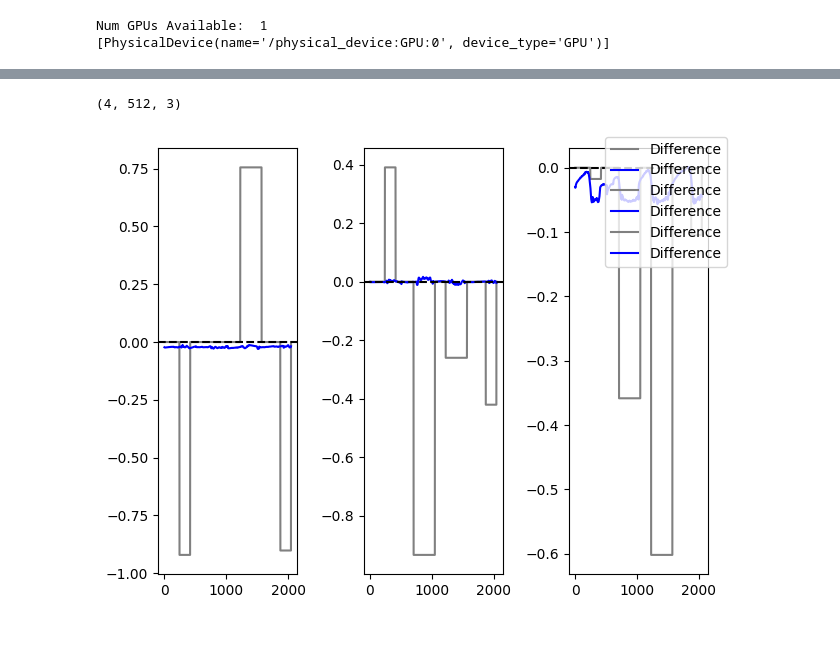
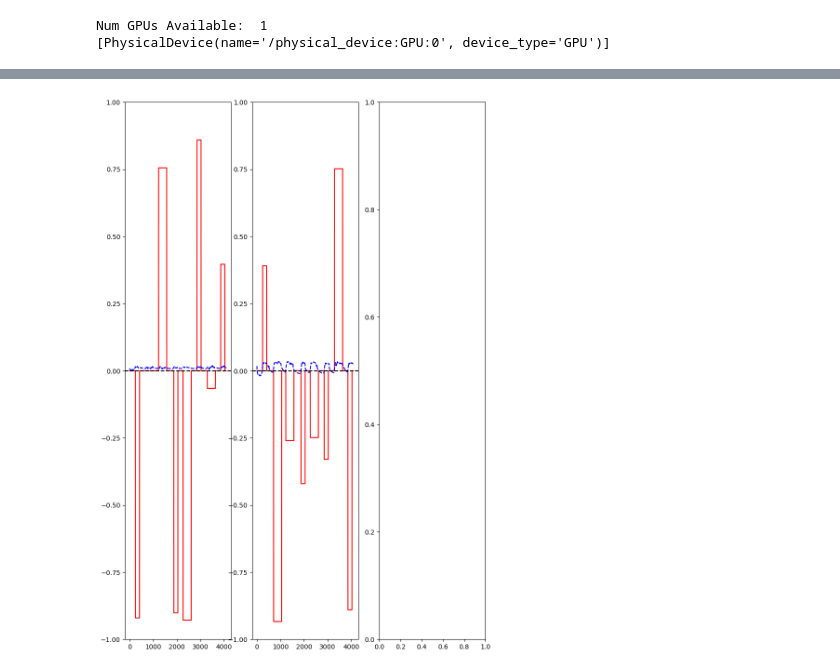
Before and after one commit to izzan-alfian/SELD-quadcopter, a Jupyter notebook: run_model.ipynb, the cells around one changed output, grey strips where cells are left out. Drawn from its saved outputs; the diff is of its cells as text; code cells hidden in the pictures; blank space fills up the shorter version.

```diff
--- a/run_model.ipynb
+++ b/run_model.ipynb
@@ -17,7 +28,7 @@ print(tf.config.experimental.list_physical_devices('GPU'))
 Num GPUs Available:  1
 [PhysicalDevice(name='/physical_device:GPU:0', device_type='GPU')]
 # %%
-model = tf.keras.models.load_model('./models/drone_ov1_split1_regr0_3d0_2_model.keras')
+model = tf.keras.models.load_model('./models/drone_filtered_ov1_split1_regr0_3d0_5_filtered_model.keras')
 
 model.summary()
 # %% [output]
@@ -47,10 +57,15 @@ Model: "functional"
 # %%
-params = parameter.get_params("10")
+params = parameter.get_params("9")
+batch_size = 8
 
 data_gen_test = cls_data_generator.DataGenerator(
         dataset=params['dataset'], ov=params['overlap'], split=params['split'], db=params['db'], nfft=params['nfft'],
-        batch_size=params['batch_size'], seq_len=params['sequence_length'], classifier_mode=params['mode'],
+        batch_size=batch_size, seq_len=params['sequence_length'], classifier_mode=params['mode'],
         weakness=params['weakness'], datagen_mode='test', cnn3d=params['cnn_3d'], xyz_def_zero=params['xyz_def_zero'],
         azi_only=params['azi_only'], shuffle=False
     )
+
+azimuth_only = params['azi_only']
+temp_sed_batch = next(data_gen_test.generate())[1][0]
+num_of_class = int(temp_sed_batch.shape[2])
 # %% [output]
@@ -74,6 +99,7 @@ label_dir: ./dataset_generator/sounds/8_channel_microphone_signals/label_ov1_spl
 # %%
-for i in range(3):
-    pred = model.predict_on_batch(
-        next(data_gen_test.generate())[0][0:4, :, :, :],
-    )
+pred = model.predict_on_batch(
+    next(data_gen_test.generate())[0][:, :, :, :],
+)
+print("SED shape: ", pred[0].shape)
+print("DOA shape: ", pred[1].shape)
 # %% [output]
@@ -95,33 +131,34 @@ plt.show()
 # %%
-doa_labels = next(data_gen_test.generate())[1][1][0:4, :, :]
-x_labels = np.concatenate([doa_labels[n, :, 0] for n in range(doa_labels.shape[0])])
-y_labels = np.concatenate([doa_labels[n, :, 1] for n in range(doa_labels.shape[0])])
-z_labels = np.concatenate([doa_labels[n, :, 2] for n in range(doa_labels.shape[0])])
+doa_labels = next(data_gen_test.generate())[1][1][:, :, :]
 
-x_pred = np.concatenate(([pred[1][n, :, 0] for n in range(pred[0].shape[0])]))
-y_pred = np.concatenate(([pred[1][n, :, 1] for n in range(pred[0].shape[0])]))
-z_pred = np.concatenate(([pred[1][n, :, 2] for n in range(pred[0].shape[0])]))
+x_labels = np.concatenate([doa_labels[n, :, :] for n in range(doa_labels.shape[0])])
+y_labels = np.concatenate([doa_labels[n, :, :] for n in range(doa_labels.shape[0])])
+z_labels = np.concatenate([doa_labels[n, :, :] for n in range(doa_labels.shape[0])])
+
+x_pred = np.concatenate(([pred[1][n, :, :] for n in range(pred[0].shape[0])]))
+y_pred = np.concatenate(([pred[1][n, :, :] for n in range(pred[0].shape[0])]))
+z_pred = np.concatenate(([pred[1][n, :, :] for n in range(pred[0].shape[0])]))
 
 %matplotlib inline
-fig, (ax1, ax2, ax3) = plt.subplots(1, 3)
+fig, ax = plt.subplots(num_of_class, 2 if azimuth_only else 3, figsize=(10, 15))
+ax = np.atleast_2d(ax)
 
-ax1.plot(x_labels, label='Difference', color='grey')
-ax1.plot(x_pred, label='Difference', color='blue')
-ax1.axhline(y=0, color='black', linestyle='--')
+for i in range(num_of_class):
+    ax[i][0].plot(x_labels[:, i], label='Actual', color='red')
+    ax[i][0].plot(x_pred[:, i], label='Predicted', color='blue', linestyle='--')
+    ax[i][0].axhline(y=0, color='black', linestyle='--')
+    ax[i][0].set_ylim([-1, 1])
 
-ax2.plot(y_labels, label='Difference', color='grey')
-ax2.plot(y_pred, label='Difference', color='blue')
-ax2.axhline(y=0, color='black', linestyle='--')
+    ax[i][1].plot(x_labels[:, i + num_of_class], label='Actual', color='red')
+    ax[i][1].plot(x_pred[:, i + num_of_class], label='Predicted', color='blue', linestyle='--')
+    ax[i][1].axhline(y=0, color='black', linestyle='--')
+    ax[i][1].set_ylim([-1, 1])
 
-ax3.plot(z_labels, label='Difference', color='grey')
-ax3.plot(z_pred, label='Difference', color='blue')
-ax3.axhline(y=0, color='black', linestyle='--')
-fig.legend()
-plt.tight_layout()
+# fig.legend()
+# plt.tight_layout()
 plt.show()
 # %% [output]
-(4, 512, 3)
-[figure, old version]
+[figure, new version]
 # %%
 sed_pred = evaluation_metrics.reshape_3Dto2D(pred[0]) > 0.5
 doa_pred = evaluation_metrics.reshape_3Dto2D(pred[1])
```
Also changed, not shown: parts of 6 cells of this notebook, 24 other files.
